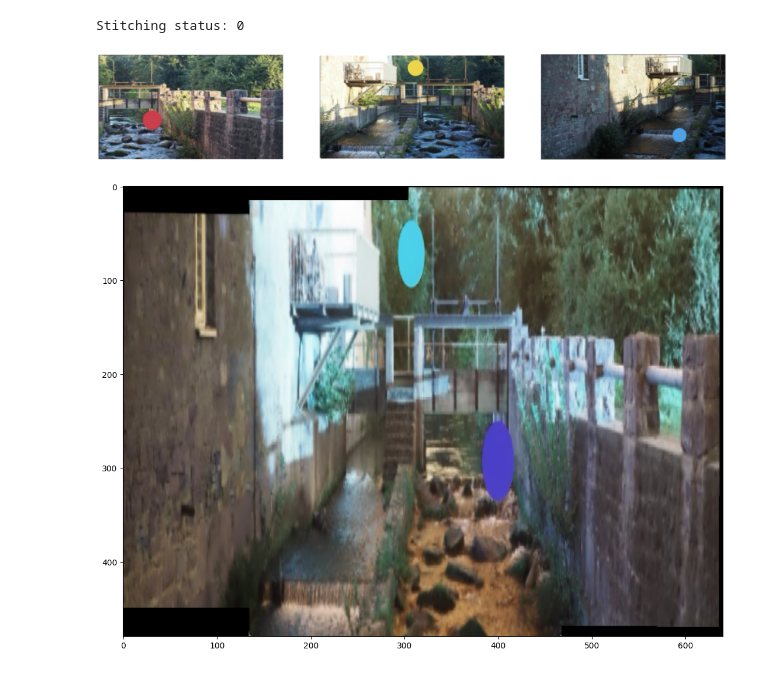
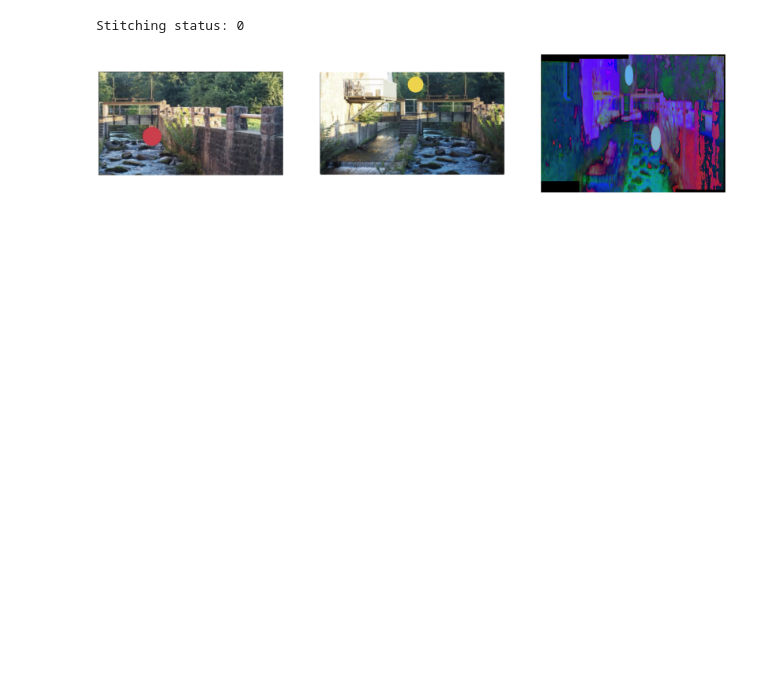
Before and after one commit to hk221/Automated_Balancing_Rover, a Jupyter notebook: stitching.ipynb, the cells around one changed output. Saved outputs shown, nothing was run; the diff lists cells and outputs as text; code cells hidden in the pictures; blank space fills up the shorter version.

Commit message:
stitched

```diff
--- a/stitching.ipynb
+++ b/stitching.ipynb
@@ -32,34 +32,34 @@ status, result = stitcher.stitch(images)
 print("Stitching status:", status)
 
 if status == 0:
-    plt.figure(figsize=[30, 10])
-    #plt.imshow(result)
-    #plt.show()
-    # Save the stitched image
-    cv2.imwrite('stitched.png', result)
-    #plt.imshow(result)
-    # Open the image file
-    image_path = 'stitched.png'
-    image = Image.open(image_path)
-
-    # Specify the path and filename for the new image file
-    new_image_path = 'color_detection.png'
-
-    # Save the image to the new file
-    image.save(new_image_path)
-
-    # Close the image file
-    #plt.imshow(image)
-    image.close()
+    #plt.figure(figsize=[30, 10])
+    ##plt.imshow(result)
+    ##plt.show()
+    ## Save the stitched image
+    #cv2.imwrite('stitched.png', result)
+    ##plt.imshow(result)
+    ## Open the image file
+    #image_path = 'stitched.png'
+    #image = Image.open(image_path)
+#
+    ## Specify the path and filename for the new image file
+    #new_image_path = 'color_detection.png'
+#
+    ## Save the image to the new file
+    #image.save(new_image_path)
+#
+    ## Close the image file
+    ##plt.imshow(image)
+    #image.close()
     # Perform color detection on the stitched image
-    input_img = cv2.imread("stitched.png")
+    #input_img = cv2.imread("stitched.png")
     #plt.imshow(input_img)
-    img = cv2.resize(input_img, (640, 480))
+    img = cv2.resize(result, (640, 480))
     #plt.imshow(img)
     # Make a copy to draw contour outline
     input_image_cpy = img.copy()
     #plt.imshow(input_image_cpy)
-    hsv = cv2.cvtColor(input_image_cpy, cv2.COLOR_RGB2BGR)
+    hsv = cv2.cvtColor(input_image_cpy, cv2.COLOR_BGR2HSV)
     plt.imshow(hsv)
     # Define range of red color in HSV
     lower_red = np.array([0, 50, 50])
@@ -94,32 +94,31 @@ if status == 0:
     # Loop through the red contours and draw a rectangle around them
     for cnt in contours_red:
         contour_area = cv2.contourArea(cnt)
         if contour_area > 1000:
             x, y, w, h = cv2.boundingRect(cnt)
             cv2.rectangle(img, (x, y), (x + w, y + h), (0, 0, 255), 2)
             cv2.putText(img, 'Red', (x, y-10), cv2.FONT_HERSHEY_SIMPLEX, 0.9, (0, 0, 255), 2)
 
     # Loop through the yellow contours and draw a rectangle around them
     for cnt in contours_yellow:
         contour_area = cv2.contourArea(cnt)
         if contour_area > 1000:
             x, y, w, h = cv2.boundingRect(cnt)
             cv2.rectangle(img, (x, y), (x + w, y + h), (0, 255, 255), 2)
             cv2.putText(img, 'Yellow', (x, y-10), cv2.FONT_HERSHEY_SIMPLEX, 0.9, (0, 255, 255), 2)
 
     # Loop through the blue contours and draw a rectangle around them
     for cnt in contours_blue:
         contour_area = cv2.contourArea(cnt)
         if contour_area > 1000:
             x, y, w, h = cv2.boundingRect(cnt)
             cv2.rectangle(img, (x, y), (x + w, y + h), (255, 0, 0), 2)
             cv2.putText(img, 'Blue', (x, y-10), cv2.FONT_HERSHEY_SIMPLEX, 0.9, (255, 0, 0), 2)
 
     # Display final output for multiple color detection using OpenCV
     cv2.imshow('image', img)
     cv2.waitKey(0)
     cv2.destroyAllWindows()
 # %% [output]
 Stitching status: 0
-[figure, old version]
+[figure, new version]
-[figure, removed]
```
Also changed, not shown: 5 other files.
